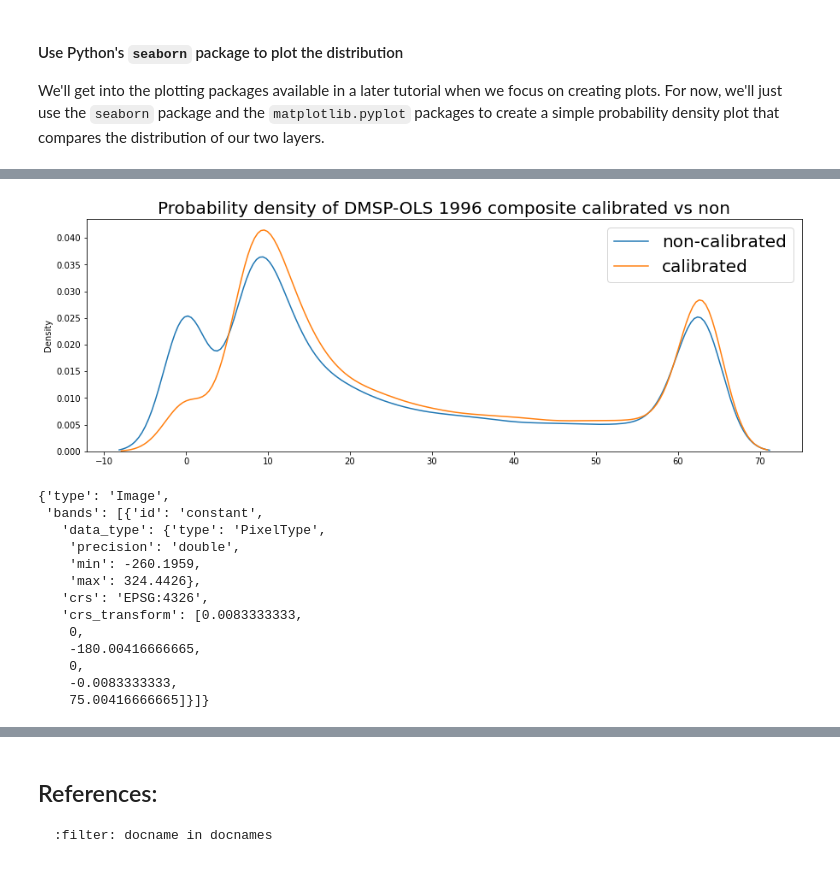
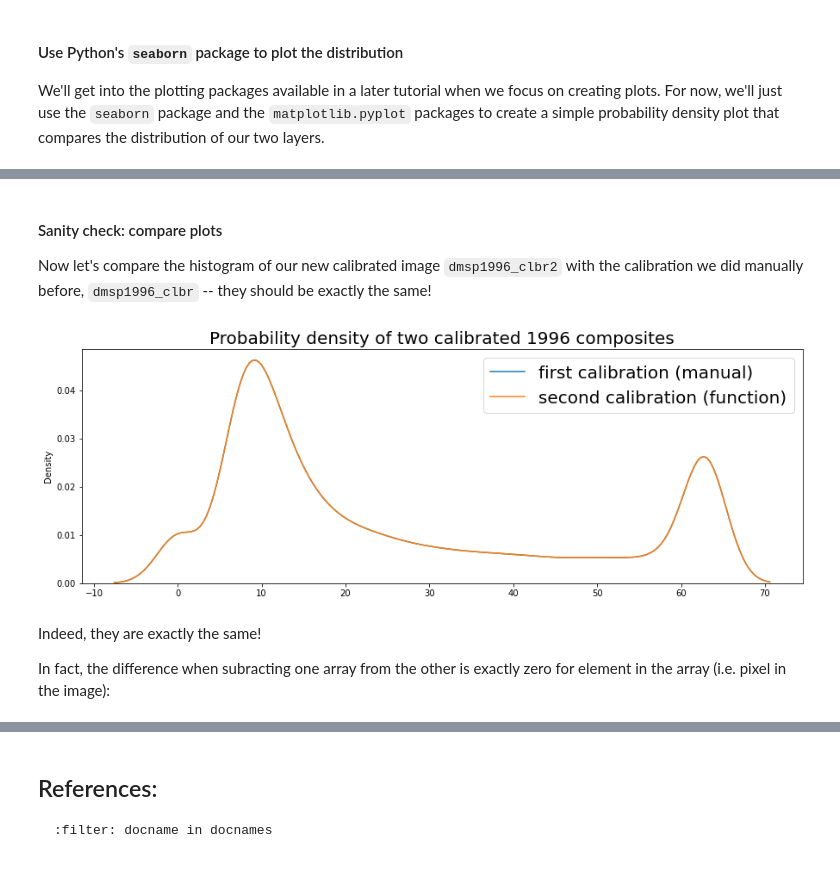
Before and after one commit to worldbank/OpenNightLights, a Jupyter notebook: onl/tutorials/mod2_2_DMSP-OLS_intercalibration.ipynb, the cells around one changed output, grey strips where cells are left out. Cells and saved outputs as stored; diff of their text form; code cells hidden in the pictures.

```diff
--- a/onl/tutorials/mod2_2_DMSP-OLS_intercalibration.ipynb
+++ b/onl/tutorials/mod2_2_DMSP-OLS_intercalibration.ipynb
@@ -125,10 +114,11 @@ Now we can get the region defined by the rectangle we just drew by calling `geem
 # %%
-# define our geometry using the rectangle we just drew
-myPolyGeom = dmspMap.draw_last_json.get('geometry')
+# define our rectangle
+myPolyGeom = ee.Geometry.Rectangle([-78.243025, 38.317633,-75.724436, 39.521098]).toGeoJSON()
+
 
 # convert both the clipped DMSP-OLS 1996 layer and the calibrated layer to a numpy array
 dmsp1996_arr = geemap.ee_to_numpy(dmsp1996_clip, region=myPolyGeom)
-dmsp1996_clbr_arr = geemap.ee_to_numpy(dmsp1996_clbr, region=dmspMap.draw_last_json['geometry'])
+dmsp1996_clbr_arr = geemap.ee_to_numpy(dmsp1996_clbr, region=myPolyGeom)
 # %% [markdown]
 #### Use Python's `seaborn` package to plot the distribution
 
@@ -201,24 +180,22 @@ dmsp1996b_arr = geemap.ee_to_numpy(dmsp1996b, region=myPolyGeom)
+# %%
+# create a calibrated and clipped version from our 1996 composite but with our new function
+dmsp1996_clbr2 = calibrate_and_clip(dmsp1996)
+
+# let's create an array from this new image, just as before, so we can plot the histogram
+dmsp1996_clbr2_arr = geemap.ee_to_numpy(dmsp1996_clbr2, region=myPolyGeom)
+# %% [markdown]
+#### Sanity check: compare plots
+
+Now let's compare the histogram of our new calibrated image `dmsp1996_clbr2` with the calibration we did manually before, `dmsp1996_clbr` -- they should be exactly the same!
 # %%
 fig, ax = plt.subplots(figsize=(15,5))
-sns.kdeplot(dmsp1996a_arr.flatten(), label='non-calibrated',legend=True, ax=ax)
-sns.kdeplot(dmsp1996b_arr.flatten(), label='calibrated',legend=True, ax=ax)
+sns.kdeplot(dmsp1996_clbr_arr.flatten(), label='first calibration (manual)',legend=True, ax=ax)
+sns.kdeplot(dmsp1996_clbr2_arr.flatten(), label='second calibration (function)',legend=True, ax=ax)
 plt.legend(fontsize=20)
-plt.title('Probability density of DMSP-OLS 1996 composite calibrated vs non', fontsize=20);
+plt.title('Probability density of two calibrated 1996 composites', fontsize=20);
 # %% [output]
-[figure, old version]
+[figure, new version]
-# %%
-clip_img(dmsp1996b).getInfo()
-# %% [output]
-{'type': 'Image',
- 'bands': [{'id': 'constant',
-   'data_type': {'type': 'PixelType',
-    'precision': 'double',
-    'min': -260.1959,
-    'max': 324.4426},
-   'crs': 'EPSG:4326',
-   'crs_transform': [0.0083333333,
-    0,
-    -180.00416666665,
-    0,
-    -0.0083333333,
-    75.00416666665]}]}
+# %% [markdown]
+Indeed, they are exactly the same!
+
+In fact, the difference when subracting one array from the other is exactly zero for element in the array (i.e. pixel in the image):
```
Also changed, not shown: parts of 15 cells of this notebook.
